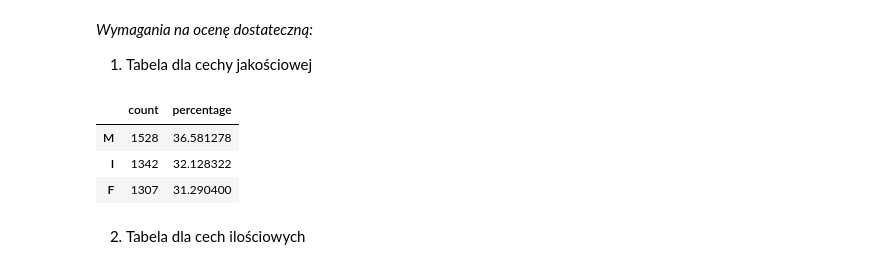
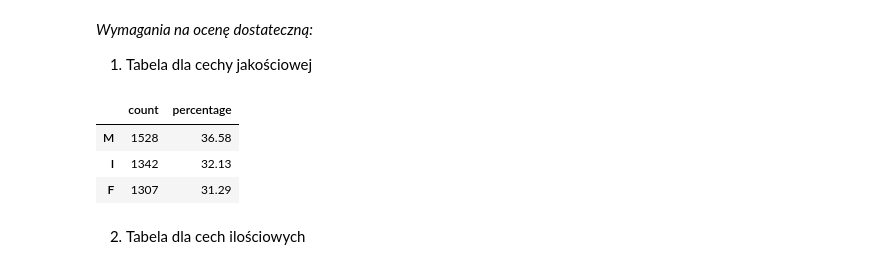
Before and after one commit to oskarkurczewski/ok_dl_zad4, a Jupyter notebook: analysis.ipynb, the cells around one changed output. Cells and saved outputs as stored; diff of their text form; code cells hidden in the pictures.

```diff
--- a/analysis.ipynb
+++ b/analysis.ipynb
@@ -31,21 +32,21 @@ data = pd.read_csv('data.csv', names = col_names)
 # %%
 count = data['sex'].value_counts()
 percentage = []
 
 for i in range (len(count)):
     percentage.append((count[i] / data['sex'].count())*100)
 
-percentage = pd.Series(percentage, index = ['M', 'I', 'F'])
+percentage = pd.Series(percentage, index = ['M', 'I', 'F']).round(2)
 
 output_qualitative = pd.concat([count, percentage], axis = 1)
 output_qualitative.columns = ['count', 'percentage']
 
 display(output_qualitative)
 # %% [output]
 |  | count | percentage |
-| M | 1528 | 36.581278 |
-| I | 1342 | 32.128322 |
-| F | 1307 | 31.290400 |
+| M | 1528 | 36.58 |
+| I | 1342 | 32.13 |
+| F | 1307 | 31.29 |
 # %% [markdown]
 2. Tabela dla cech ilościowych
 # %%
```
Also changed, not shown: parts of 10 cells of this notebook.
